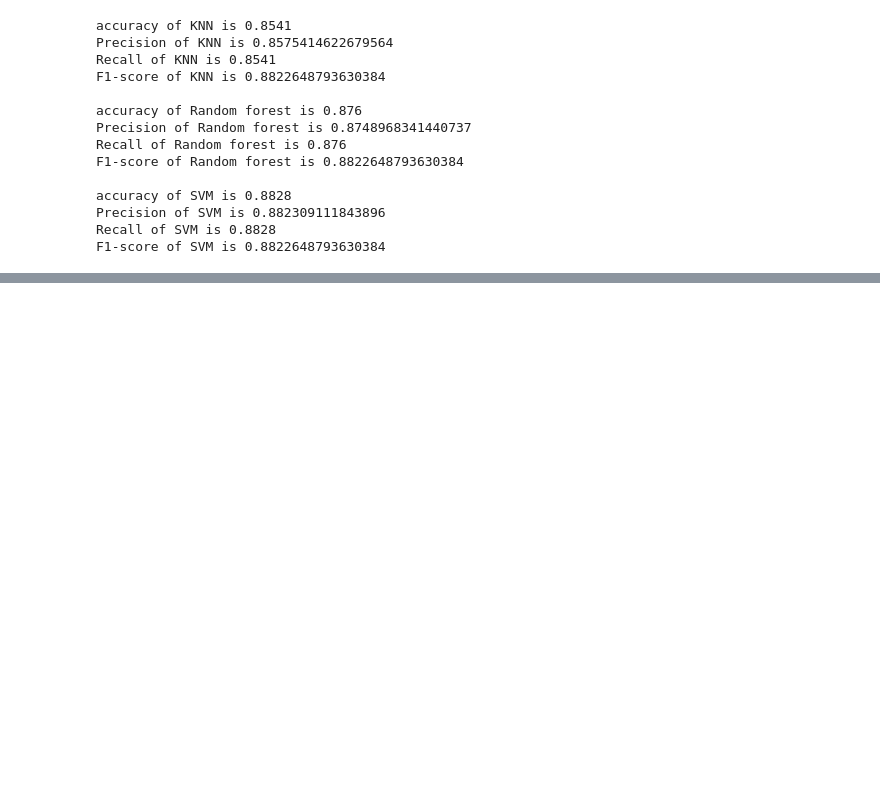
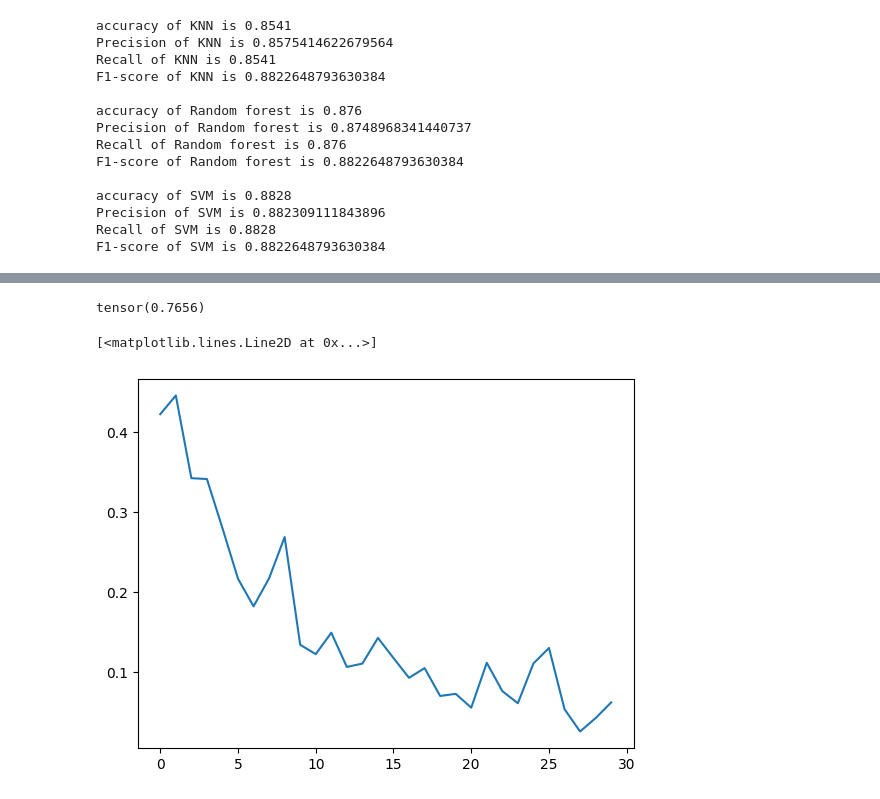
Before and after one commit to jackwooley/ECEN758Project, a Jupyter notebook: final_submission.ipynb, the cells around one changed output, grey strips where cells are left out. Drawn from its saved outputs; the diff is of its cells as text; code cells hidden in the pictures; blank space fills up the shorter version.

Commit message:
moved dataloader code to final submission notebook; added CNN training stuff to it as well

```diff
--- a/final_submission.ipynb
+++ b/final_submission.ipynb
@@ -125,0 +350,12 @@ F1-score of SVM is 0.8822648793630384
+# %%
+val_acc
+# %% [output]
+tensor(0.7656)
+# %%
+# plt.title('Training and validation accuracies')
+# plt.plot(train_accuracies)
+# plt.plot(val_accuracies)
+plt.plot(losses)
+# %% [output]
+[<matplotlib.lines.Line2D at 0x...>]
+[figure, added]
```
Also changed, not shown: parts of 10 cells of this notebook, 1 other file.
